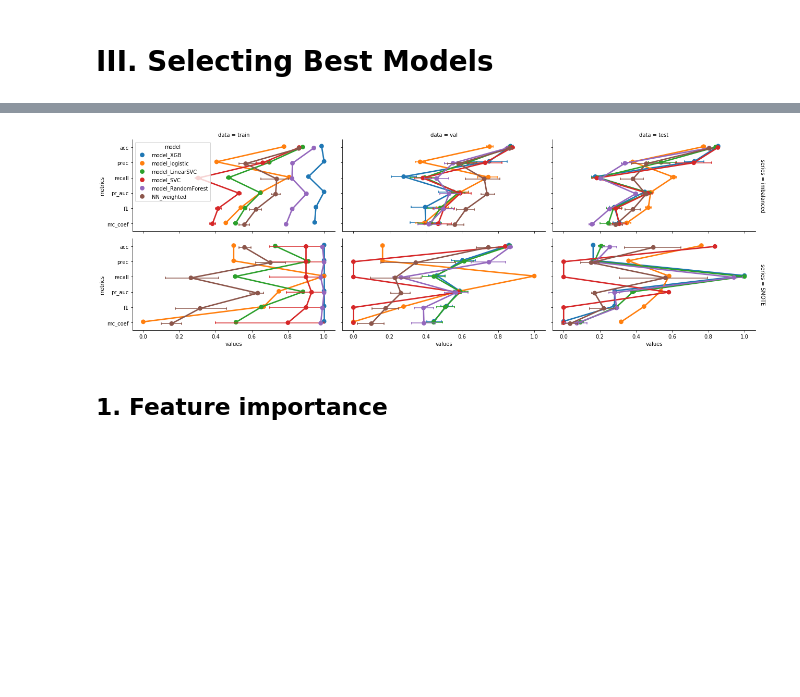
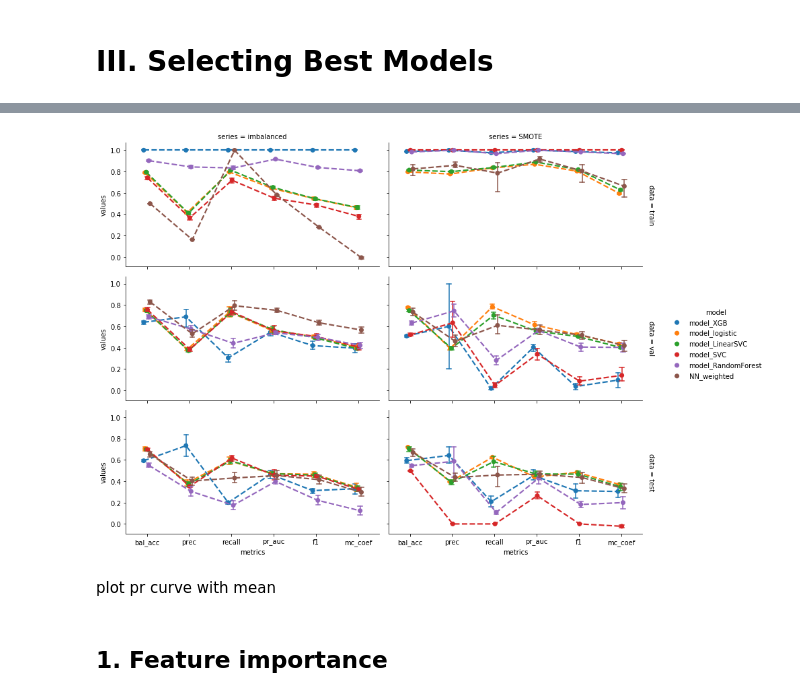
Before and after one commit to HenrikPereira/EDSBproject, a Jupyter notebook: Scripts/Data_models.ipynb, the cells around one changed output, grey strips where cells are left out. Saved outputs shown, nothing was run; the diff lists cells and outputs as text; code cells hidden in the pictures; blank space fills up the shorter version.

Commit message:
Checkpoint
# Conflicts:
#	.idea/dictionaries/henri.xml
#	.idea/inspectionProfiles/Project_Default.xml
#	Scripts/Data_models.ipynb
#	Scripts/auxiliary.py
#	logs/nn_opt_log.txt

```diff
--- a/Scripts/Data_models.ipynb
+++ b/Scripts/Data_models.ipynb
@@ -1191,20 +1230,20 @@ fit_with_partial_smote = partial(fit_with_smote)
 optimizer_smote = BayesianOptimization(
     f=fit_with_partial_smote,
     pbounds=p_bounds,
-    verbose=1,
+    verbose=2,
     random_state=0
 )
 
 optimizer_smote.maximize(
     init_points=10,
-    n_iter=100
+    n_iter=n_opt
 )
 
 #for i, res in enumerate(optimizer.res):
-#    print('Iteration {}: \n\t{}'.format(i, res))
+#    print('Iteration {}: \n\t{}'.format(i, res), end='\r')
 
 print('learn_rate:', optimizer_smote.max['params']['learn_rate'])
 print('l1_neurons:', max(int(optimizer_smote.max['params']['l1_neurons'])*2, 32))
 print('l2_neurons:', max(int(optimizer_smote.max['params']['l2_neurons'])*2, 2))
 print('l2_dropout:', optimizer_smote.max['params']['l2_dropout'])
-print('BATCH_SIZE:', max(int(optimizer_smote.max['params']['BATCH_SIZE'])*64, 32))
+print('BATCH_SIZE:', max(int(optimizer_smote.max['params']['BATCH_SIZE'])*64, 16))
@@ -1222,7 +1279,7 @@ learn_rate = optimizer_smote.max['params']['learn_rate']
 l1_neurons = max(int(optimizer_smote.max['params']['l1_neurons'])*2, 32)
 l2_neurons = max(int(optimizer_smote.max['params']['l2_neurons'])*2, 2)
 l2_dropout = optimizer_smote.max['params']['l2_dropout']
-BATCH_SIZE = max(int(optimizer_smote.max['params']['BATCH_SIZE'])*64, 32)
+BATCH_SIZE = max(int(optimizer_smote.max['params']['BATCH_SIZE'])*64, 16)
 
 tf.keras.backend.clear_session()
 # %% [markdown]
@@ -1296 +1398,3 @@ plt.show()
+# %%
+m_summary[['tp', 'fp', 'tn', 'fn']] = m_summary[['tp', 'fp', 'tn', 'fn']].astype(int)
 # %%
@@ -1343,7 +1443,7 @@ m_summary_melted = pd.melt(
     id_vars=['model', 'data', 'series'],
     value_vars=[
         'tp', 'fp', 'tn', 'fn',
-        'acc', 'prec', 'recall', 'pr_auc', 'f1', 'mc_coef'
+        'bal_acc', 'prec', 'recall', 'pr_auc', 'f1', 'mc_coef'
     ],
     var_name='metrics',
     value_name='values')
@@ -1351,35 +1451,37 @@ m_summary_melted = pd.melt(
 m_summary_melted.to_csv('../logs/metrics_summary_melted.csv')
 # %%
 sb.catplot(
-    x='values',
-    y='metrics',
+    y='values',
+    x='metrics',
     hue='model',
-    data=m_summary_melted[m_summary_melted.metrics.isin(['acc', 'prec', 'recall', 'pr_auc', 'f1', 'mc_coef'])],
-    row='series',
-    col='data',
+    data=m_summary_melted[m_summary_melted.metrics.isin(['bal_acc', 'prec', 'recall', 'pr_auc', 'f1', 'mc_coef'])],
+    col='series',
+    row='data',
     estimator= np.mean,
     ci=95,
     n_boot=1000,
     kind='point',
     height=3,
     aspect=2,
     palette='tab10',
     legend=True,
-    legend_out=False,
+    legend_out=True,
     sharex=True,
     sharey=True,
     margin_titles=True,
     **{
-        #'linestyles':'',
+        'linestyles':'--',
+        'scale':0.8,
         'dodge':True,
         'capsize':0.1,
         'errwidth':1.5
     }
 )
-plt.tight_layout()
 plt.show()
 # %% [output]
-[figure, old version]
+[figure, new version]
+# %% [markdown]
+plot pr curve with mean
 # %% [markdown]
 ## 1. Feature importance
 # %% [markdown]
```
Also changed, not shown: parts of 61 cells of this notebook, 3 other files.
